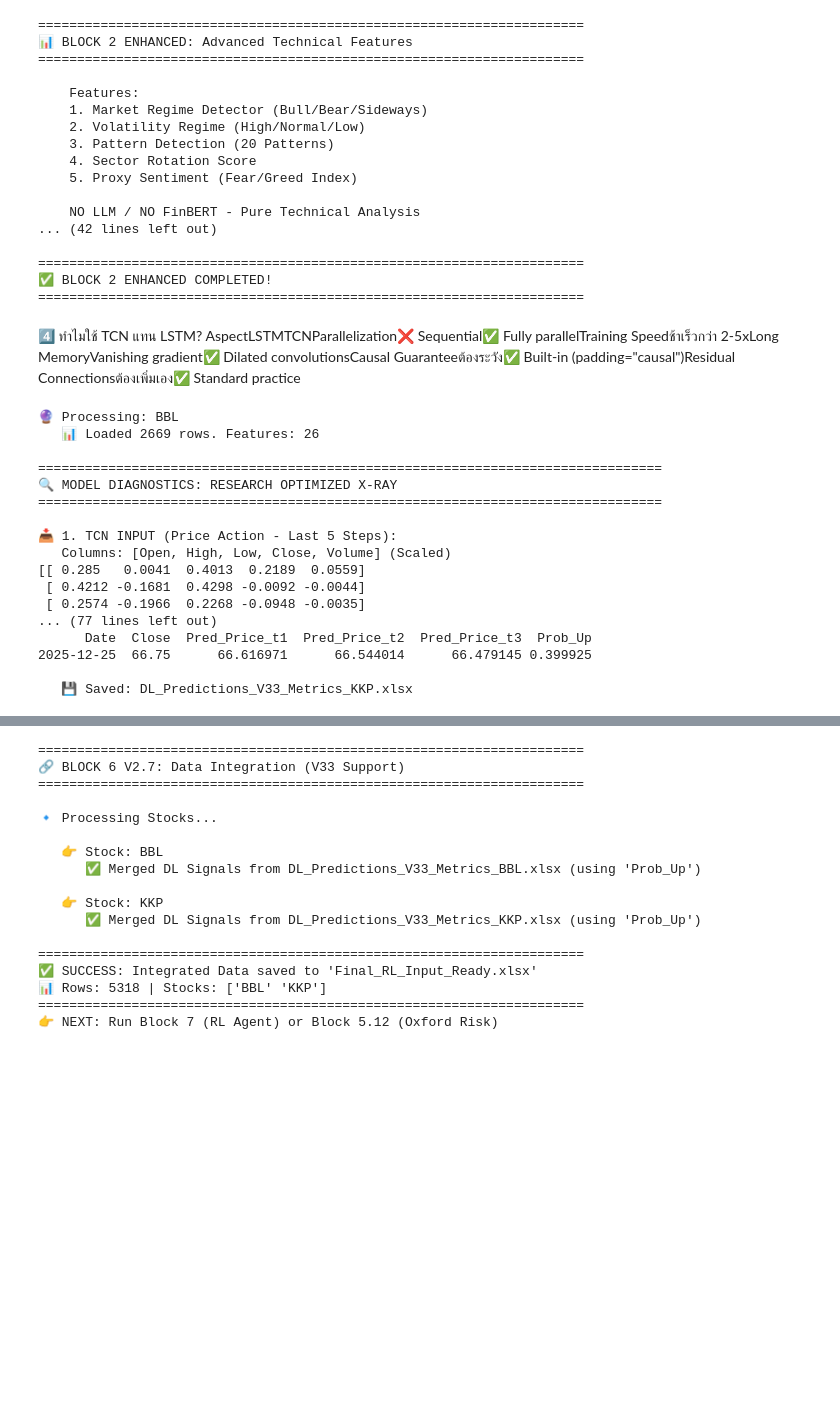
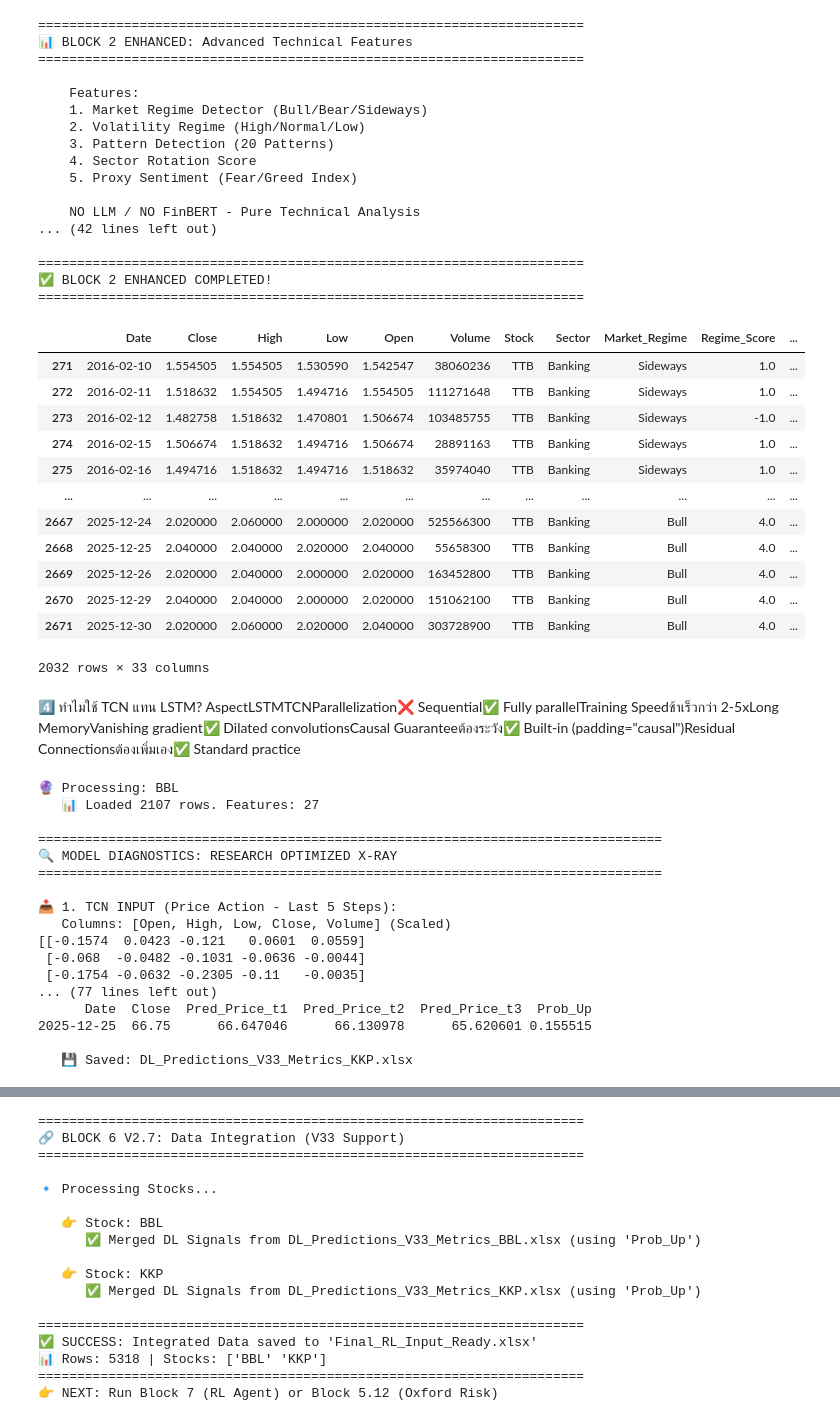
Before and after one commit to FulinQ/AQT, a Jupyter notebook: Thai/Thai Update/Deep Learning Regressor Progress5.ipynb, the cells around one changed output, grey strips where cells are left out. Saved outputs shown, nothing was run; the diff lists cells and outputs as text; code cells hidden in the pictures; blank space fills up the shorter version.

```diff
--- a/Thai/Thai Update/Deep Learning Regressor Progress5.ipynb
+++ b/Thai/Thai Update/Deep Learning Regressor Progress5.ipynb
@@ -4326,6 +4340,22 @@ if __name__ == "__main__":
 ======================================================================
 ✅ BLOCK 2 ENHANCED COMPLETED!
 ======================================================================
+# %%
+result
+# %% [output]
+|  | Date | Close | High | Low | Open | Volume | Stock | Sector | Market_Regime | Regime_Score | ... |
+| 271 | 2016-02-10 | 1.554505 | 1.554505 | 1.530590 | 1.542547 | 38060236 | TTB | Banking | Sideways | 1.0 | ... |
+| 272 | 2016-02-11 | 1.518632 | 1.554505 | 1.494716 | 1.554505 | 111271648 | TTB | Banking | Sideways | 1.0 | ... |
+| 273 | 2016-02-12 | 1.482758 | 1.518632 | 1.470801 | 1.506674 | 103485755 | TTB | Banking | Sideways | -1.0 | ... |
+| 274 | 2016-02-15 | 1.506674 | 1.518632 | 1.494716 | 1.506674 | 28891163 | TTB | Banking | Sideways | 1.0 | ... |
+| 275 | 2016-02-16 | 1.494716 | 1.518632 | 1.494716 | 1.518632 | 35974040 | TTB | Banking | Sideways | 1.0 | ... |
+| ... | ... | ... | ... | ... | ... | ... | ... | ... | ... | ... | ... |
+| 2667 | 2025-12-24 | 2.020000 | 2.060000 | 2.000000 | 2.020000 | 525566300 | TTB | Banking | Bull | 4.0 | ... |
+| 2668 | 2025-12-25 | 2.040000 | 2.040000 | 2.020000 | 2.040000 | 55658300 | TTB | Banking | Bull | 4.0 | ... |
+| 2669 | 2025-12-26 | 2.020000 | 2.040000 | 2.000000 | 2.020000 | 163452800 | TTB | Banking | Bull | 4.0 | ... |
+| 2670 | 2025-12-29 | 2.040000 | 2.040000 | 2.000000 | 2.020000 | 151062100 | TTB | Banking | Bull | 4.0 | ... |
+| 2671 | 2025-12-30 | 2.020000 | 2.060000 | 2.020000 | 2.040000 | 303728900 | TTB | Banking | Bull | 4.0 | ... |
+2032 rows × 33 columns
 # %% [markdown]
 4️⃣ ทำไมใช้ TCN แทน LSTM?
 AspectLSTMTCNParallelization❌ Sequential✅ Fully parallelTraining Speedช้าเร็วกว่า 2-5xLong MemoryVanishing gradient✅ Dilated convolutionsCausal Guaranteeต้องระวัง✅ Built-in (padding="causal")Residual Connectionsต้องเพิ่มเอง✅ Standard practice
@@ -4384,7 +4414,7 @@ os.makedirs(CACHE_DIR, exist_ok=True)
 # INDICATOR LIST
 ALL_INDICATORS = [
     'Market_Regime', 'Regime_Score', 'ADX',
-    'Volatility_Regime', 'Volatility_Score', 'Historical_Volatility', 'ATR',
+    'Volatility_Regime', 'Volatility_Score', 'Historical_Volatility', 'ATR', 'ECT_Adjusted',
     'Pattern_Type', 'Pattern_Confidence', 'Pattern_Signal',
     'Volume_Sentiment', 'Momentum_Sentiment', 'Fear_Greed_Index', 'Fear_Greed_Label',
     'Sector_Momentum', 'Sector_Rank',
@@ -4659,7 +4689,7 @@ if __name__ == "__main__":
             train_predict_multistep(s)
 # %% [output]
 🔮 Processing: BBL
-   📊 Loaded 2669 rows. Features: 26
+   📊 Loaded 2107 rows. Features: 27
 
 ================================================================================
 🔍 MODEL DIAGNOSTICS: RESEARCH OPTIMIZED X-RAY
@@ -4667,12 +4697,12 @@ if __name__ == "__main__":
 
 📥 1. TCN INPUT (Price Action - Last 5 Steps):
    Columns: [Open, High, Low, Close, Volume] (Scaled)
-[[ 0.285   0.0041  0.4013  0.2189  0.0559]
- [ 0.4212 -0.1681  0.4298 -0.0092 -0.0044]
- [ 0.2574 -0.1966  0.2268 -0.0948 -0.0035]
+[[-0.1574  0.0423 -0.121   0.0601  0.0559]
+ [-0.068  -0.0482 -0.1031 -0.0636 -0.0044]
+ [-0.1754 -0.0632 -0.2305 -0.11   -0.0035]
 ... (77 lines left out)
       Date  Close  Pred_Price_t1  Pred_Price_t2  Pred_Price_t3  Prob_Up
-2025-12-25  66.75      66.616971      66.544014      66.479145 0.399925
+2025-12-25  66.75      66.647046      66.130978      65.620601 0.155515
 
    💾 Saved: DL_Predictions_V33_Metrics_KKP.xlsx
 # %%
```
Also changed, not shown: parts of 25 cells of this notebook, 5 other files.
